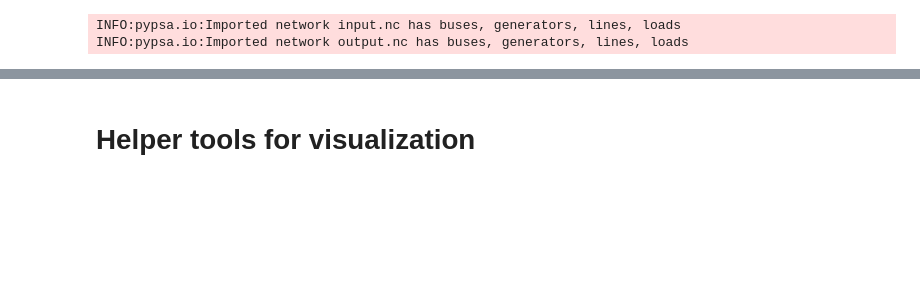
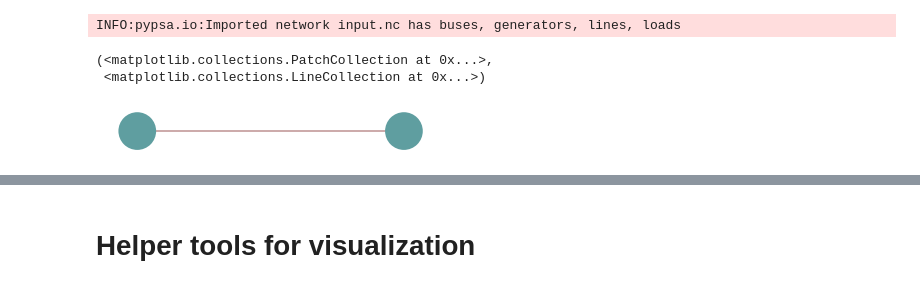
Before and after one commit to PlanQK/EnergyUnitCommitment, a Jupyter notebook: analysis.ipynb, the cells around one changed output, grey strips where cells are left out. Cells and saved outputs as stored; diff of their text form; code cells hidden in the pictures; blank space fills up the shorter version.

```diff
--- a/analysis.ipynb
+++ b/analysis.ipynb
@@ -3,8 +3,10 @@ import pypsa
 import matplotlib.pyplot as plt
 import pandas as pd
 # %%
-originalDataSet = pypsa.Network("Problemset/input.nc")
-processedDataSet = pypsa.Network("Problemset/output.nc")
+dataset = pypsa.Network("Problemset/input.nc")
+dataset.plot(geomap=False)
 # %% [output]
 INFO:pypsa.io:Imported network input.nc has buses, generators, lines, loads
-INFO:pypsa.io:Imported network output.nc has buses, generators, lines, loads
+(<matplotlib.collections.PatchCollection at 0x...>,
+ <matplotlib.collections.LineCollection at 0x...>)
+[figure, added]
```
Also changed, not shown: parts of 4 cells of this notebook, 7 other files.
